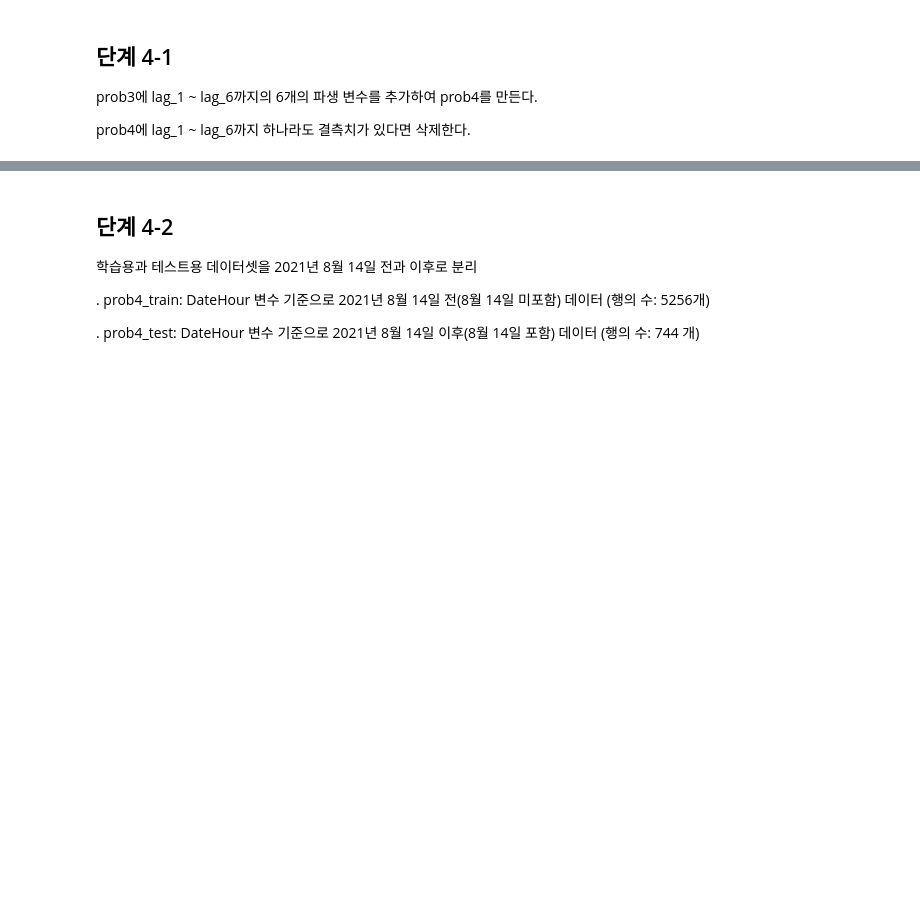
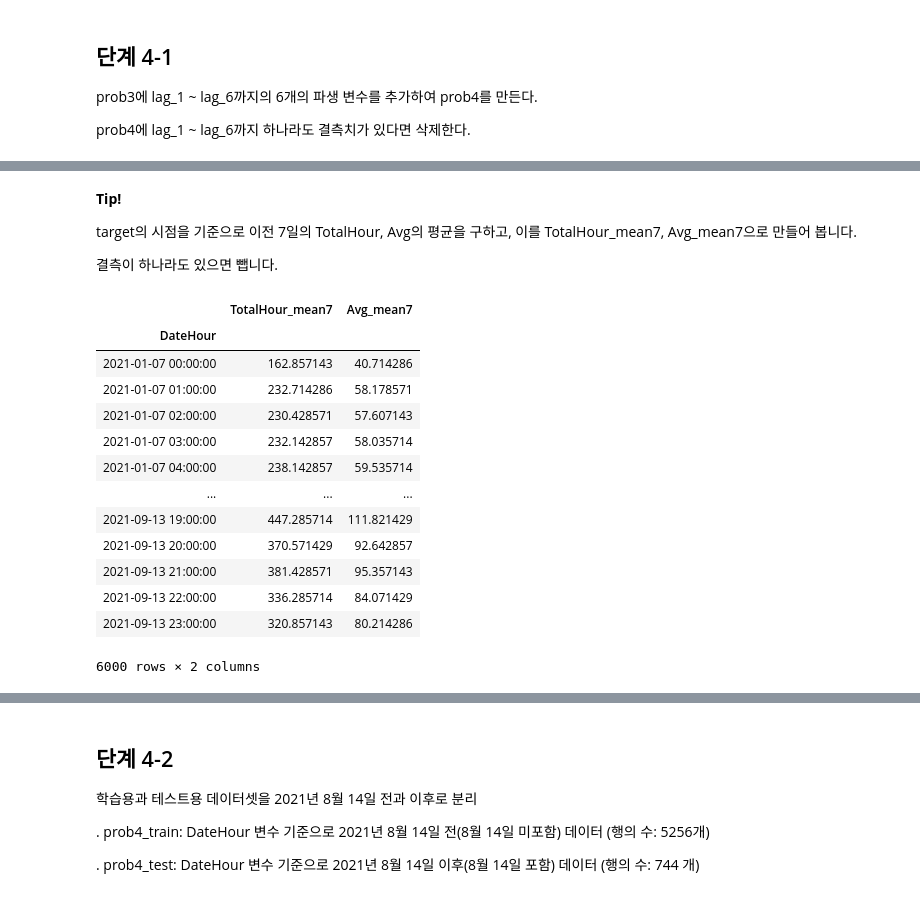
Before and after one commit to sunkusun9/DS_Lv3_2407, a Jupyter notebook: sec_ds_lv3_prob3_prob.ipynb, the cells around one changed output, grey strips where cells are left out. Cells and saved outputs as stored; diff of their text form; code cells hidden in the pictures; blank space fills up the shorter version.

```diff
--- a/sec_ds_lv3_prob3_prob.ipynb
+++ b/sec_ds_lv3_prob3_prob.ipynb
@@ -1123,0 +1178,28 @@ prob4에 lag_1 ~ lag_6까지 하나라도 결측치가 있다면 삭제한다.
+# %% [markdown]
+**Tip!**
+
+target의 시점을 기준으로 이전 7일의 TotalHour, Avg의 평균을 구하고, 이를 TotalHour_mean7, Avg_mean7으로 만들어 봅니다.
+
+결측이 하나라도 있으면 뺍니다.
+# %%
+pd.concat([
+    pd.concat(
+        [df_prob3[j].shift(24 * i).rename('lag_{}'.format(i)) for i in range(0, 7)], axis=1
+    ).dropna().mean(axis=1).rename('{}_mean7'.format(j))
+    for j in ['TotalHour', 'Avg']
+], axis=1)
+# %% [output]
+|  | TotalHour_mean7 | Avg_mean7 |
+| DateHour |  |  |
+| 2021-01-07 00:00:00 | 162.857143 | 40.714286 |
+| 2021-01-07 01:00:00 | 232.714286 | 58.178571 |
+| 2021-01-07 02:00:00 | 230.428571 | 57.607143 |
+| 2021-01-07 03:00:00 | 232.142857 | 58.035714 |
+| 2021-01-07 04:00:00 | 238.142857 | 59.535714 |
+| ... | ... | ... |
+| 2021-09-13 19:00:00 | 447.285714 | 111.821429 |
+| 2021-09-13 20:00:00 | 370.571429 | 92.642857 |
+| 2021-09-13 21:00:00 | 381.428571 | 95.357143 |
+| 2021-09-13 22:00:00 | 336.285714 | 84.071429 |
+| 2021-09-13 23:00:00 | 320.857143 | 80.214286 |
+6000 rows × 2 columns
```
Also changed, not shown: parts of 88 cells of this notebook.
